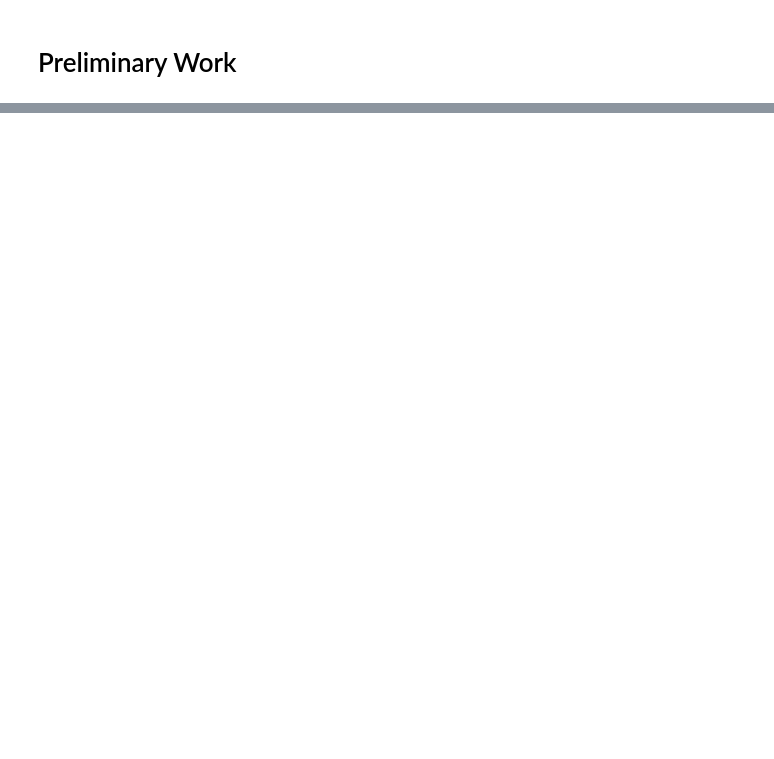
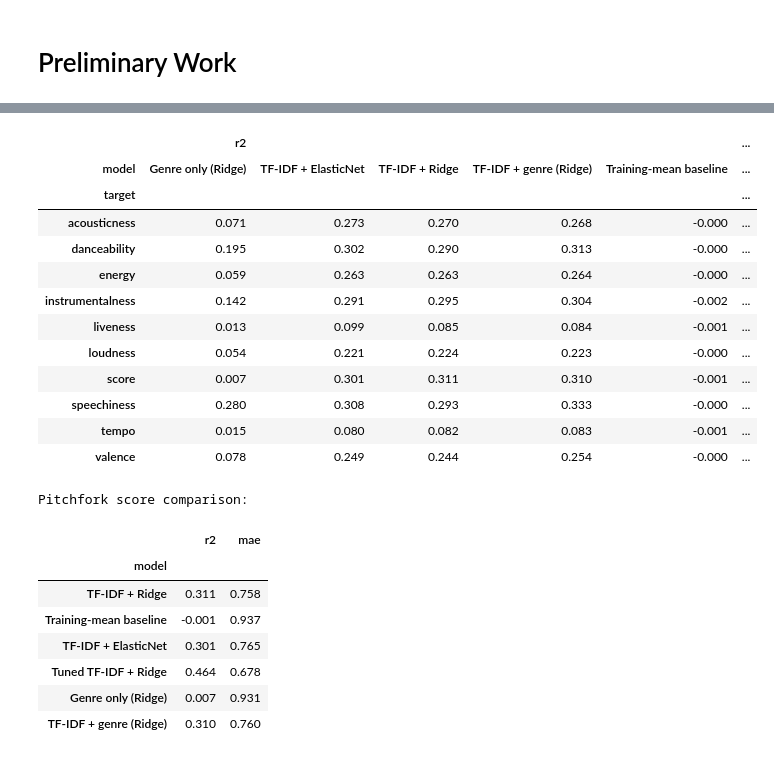
Before and after one commit to Oneplus-2997/objectively-reviewed-cos424, a Jupyter notebook: main_notebook.ipynb, the cells around one changed output, grey strips where cells are left out. Drawn from its saved outputs; the diff is of its cells as text; code cells hidden in the pictures; blank space fills up the shorter version.

```diff
--- a/main_notebook.ipynb
+++ b/main_notebook.ipynb
@@ -1985 +2092,47 @@ Largest positive/negative TF-IDF coefficients for selected outcomes:
+# %%
+from nlp_improvements import compare_genre_models
+
+genre_metrics = compare_genre_models(tfidf_split)
+genre_comparison_metrics = pd.concat(
+    [
+        metrics[metrics["model"].isin(["Training-mean baseline", "TF-IDF + Ridge"])],
+        elasticnet_metrics[elasticnet_metrics["model"] == "TF-IDF + ElasticNet"],
+        tuned_metrics,
+        genre_metrics,
+    ],
+    ignore_index=True,
+)
+display(
+    genre_comparison_metrics.pivot(index="target", columns="model", values=["r2", "mae"]).round(3)
+)
+
+print("Pitchfork score comparison:")
+display(
+    genre_comparison_metrics[genre_comparison_metrics["target"] == "score"]
+    .set_index("model")[["r2", "mae"]]
+    .round(3)
+)
+# %% [output]
+|  | r2 |  |  |  |  | ... |
+| model | Genre only (Ridge) | TF-IDF + ElasticNet | TF-IDF + Ridge | TF-IDF + genre (Ridge) | Training-mean baseline | ... |
+| target |  |  |  |  |  | ... |
+| acousticness | 0.071 | 0.273 | 0.270 | 0.268 | -0.000 | ... |
+| danceability | 0.195 | 0.302 | 0.290 | 0.313 | -0.000 | ... |
+| energy | 0.059 | 0.263 | 0.263 | 0.264 | -0.000 | ... |
+| instrumentalness | 0.142 | 0.291 | 0.295 | 0.304 | -0.002 | ... |
+| liveness | 0.013 | 0.099 | 0.085 | 0.084 | -0.001 | ... |
+| loudness | 0.054 | 0.221 | 0.224 | 0.223 | -0.000 | ... |
+| score | 0.007 | 0.301 | 0.311 | 0.310 | -0.001 | ... |
+| speechiness | 0.280 | 0.308 | 0.293 | 0.333 | -0.000 | ... |
+| tempo | 0.015 | 0.080 | 0.082 | 0.083 | -0.001 | ... |
+| valence | 0.078 | 0.249 | 0.244 | 0.254 | -0.000 | ... |
+Pitchfork score comparison:
+|  | r2 | mae |
+| model |  |  |
+| TF-IDF + Ridge | 0.311 | 0.758 |
+| Training-mean baseline | -0.001 | 0.937 |
+| TF-IDF + ElasticNet | 0.301 | 0.765 |
+| Tuned TF-IDF + Ridge | 0.464 | 0.678 |
+| Genre only (Ridge) | 0.007 | 0.931 |
+| TF-IDF + genre (Ridge) | 0.310 | 0.760 |
 # %% [markdown]
```
Also changed, not shown: parts of 20 cells of this notebook, 3 other files.
